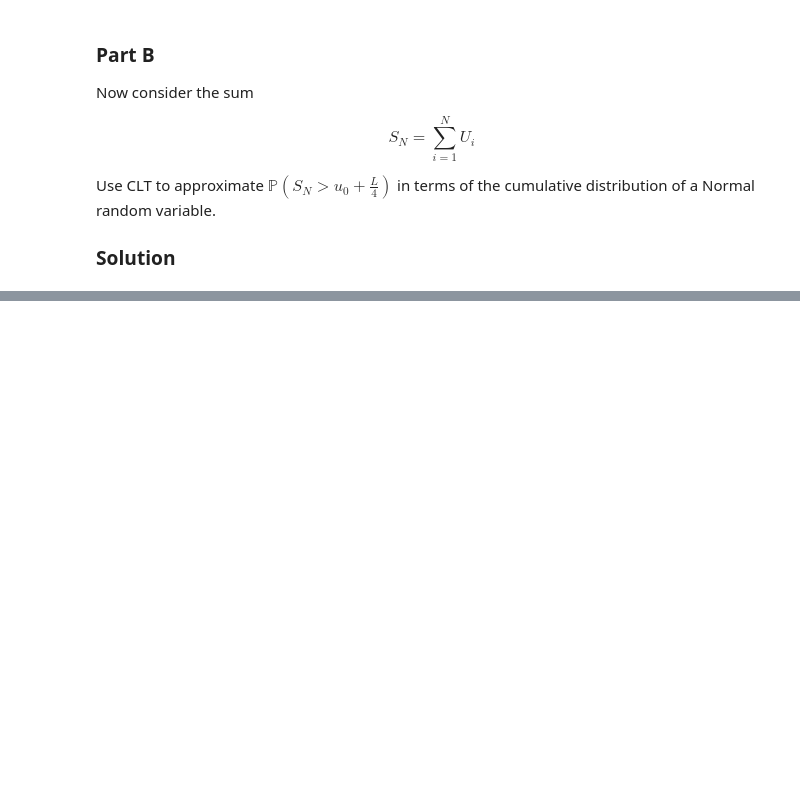
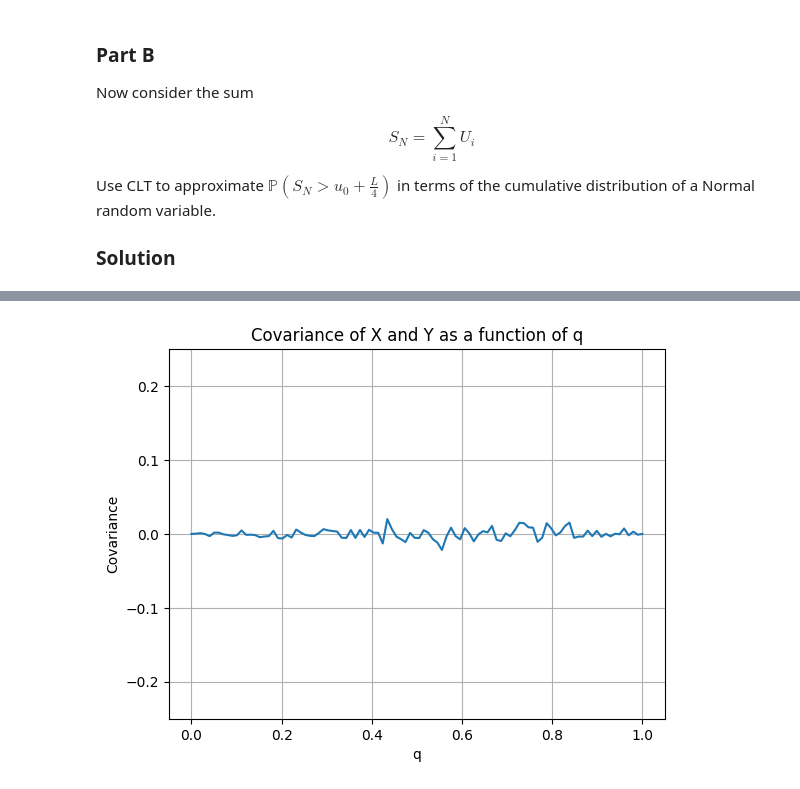
Before and after one commit to alexcraig043/math-50, a Jupyter notebook: homeworks/hw3.ipynb, the cells around one changed output, grey strips where cells are left out. Cells and saved outputs as stored; diff of their text form; code cells hidden in the pictures; blank space fills up the shorter version.

```diff
--- a/homeworks/hw3.ipynb
+++ b/homeworks/hw3.ipynb
@@ -196,0 +239,29 @@ Use CLT to approximate $\mathbb{P}(S_N > u_0 + \frac{L}{4})$ in terms of the cum
+# %%
+# Constants
+a = 1.0
+num_samples = 10000
+q_values = np.linspace(0, 1, 100)
+
+covariances = []
+
+for q in q_values:
+    # Generate samples for X from Bernoulli distribution
+    x_samples = np.random.binomial(1, q, num_samples)
+
+    # Generate samples for Y given X
+    y_samples = [np.random.normal(a, x + 2*(1 - x)) for x in x_samples]
+
+    # Compute the covariance for the samples
+    cov = np.cov(x_samples, y_samples)[0][1]
+    covariances.append(cov)
+
+# Plot
+plt.plot(q_values, covariances)
+plt.xlabel('q')
+plt.ylabel('Covariance')
+plt.title('Covariance of X and Y as a function of q')
+plt.grid(True)
+plt.ylim(-0.25, .25)
+plt.show()
+# %% [output]
+[figure, added]
```
Also changed, not shown: parts of 6 cells of this notebook, 3 other files.
